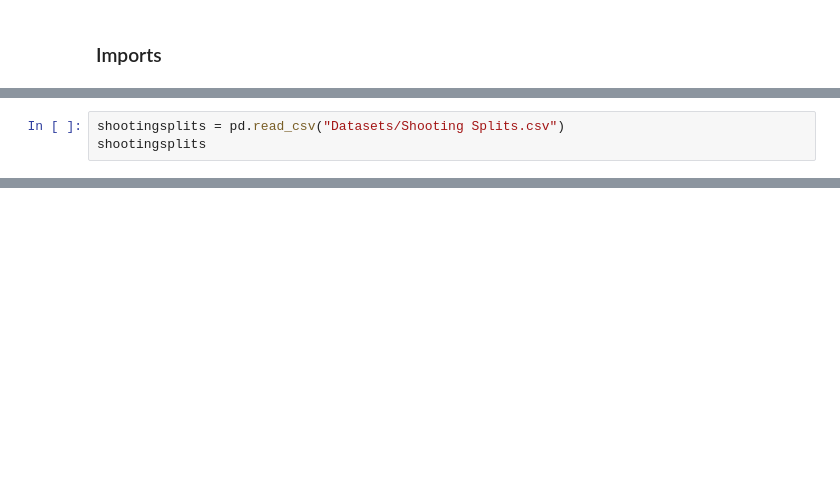
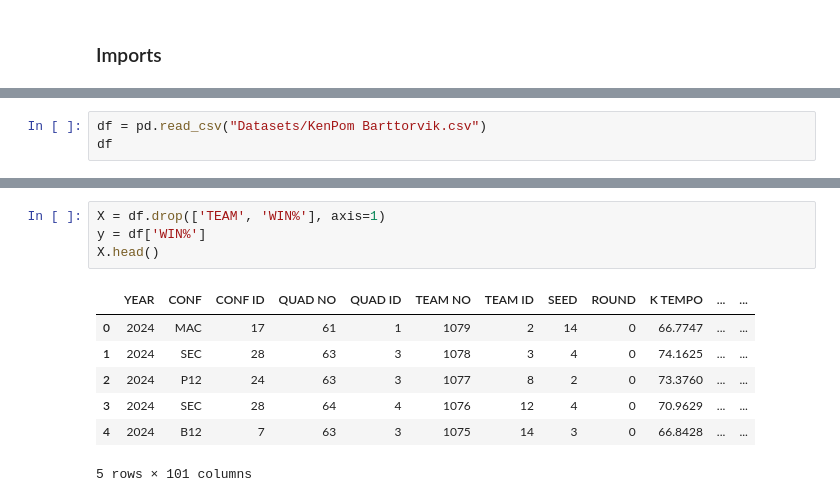
Before and after one commit to rhit-utsisda/ML-Project, a Jupyter notebook: Project/Preprocessing.ipynb, the cells around one changed output, grey strips where cells are left out. Drawn from its saved outputs; the diff is of its cells as text; blank space fills up the shorter version.

```diff
--- a/Project/Preprocessing.ipynb
+++ b/Project/Preprocessing.ipynb
@@ -6,4 +10,4 @@ import matplotlib.pyplot as plt
 # %%
-shootingsplits = pd.read_csv("Datasets/Shooting Splits.csv")
-shootingsplits
+df = pd.read_csv("Datasets/KenPom Barttorvik.csv")
+df
 # %% [output]
@@ -126,0 +27,12 @@ tourmatch.dropna()
+# %%
+X = df.drop(['TEAM', 'WIN%'], axis=1)
+y = df['WIN%']
+X.head()
+# %% [output]
+|  | YEAR | CONF | CONF ID | QUAD NO | QUAD ID | TEAM NO | TEAM ID | SEED | ROUND | K TEMPO | ... | ... |
+| 0 | 2024 | MAC | 17 | 61 | 1 | 1079 | 2 | 14 | 0 | 66.7747 | ... | ... |
+| 1 | 2024 | SEC | 28 | 63 | 3 | 1078 | 3 | 4 | 0 | 74.1625 | ... | ... |
+| 2 | 2024 | P12 | 24 | 63 | 3 | 1077 | 8 | 2 | 0 | 73.3760 | ... | ... |
+| 3 | 2024 | SEC | 28 | 64 | 4 | 1076 | 12 | 4 | 0 | 70.9629 | ... | ... |
+| 4 | 2024 | B12 | 7 | 63 | 3 | 1075 | 14 | 3 | 0 | 66.8428 | ... | ... |
+5 rows × 101 columns
```
Also changed, not shown: parts of 11 cells of this notebook, 3 other files.
